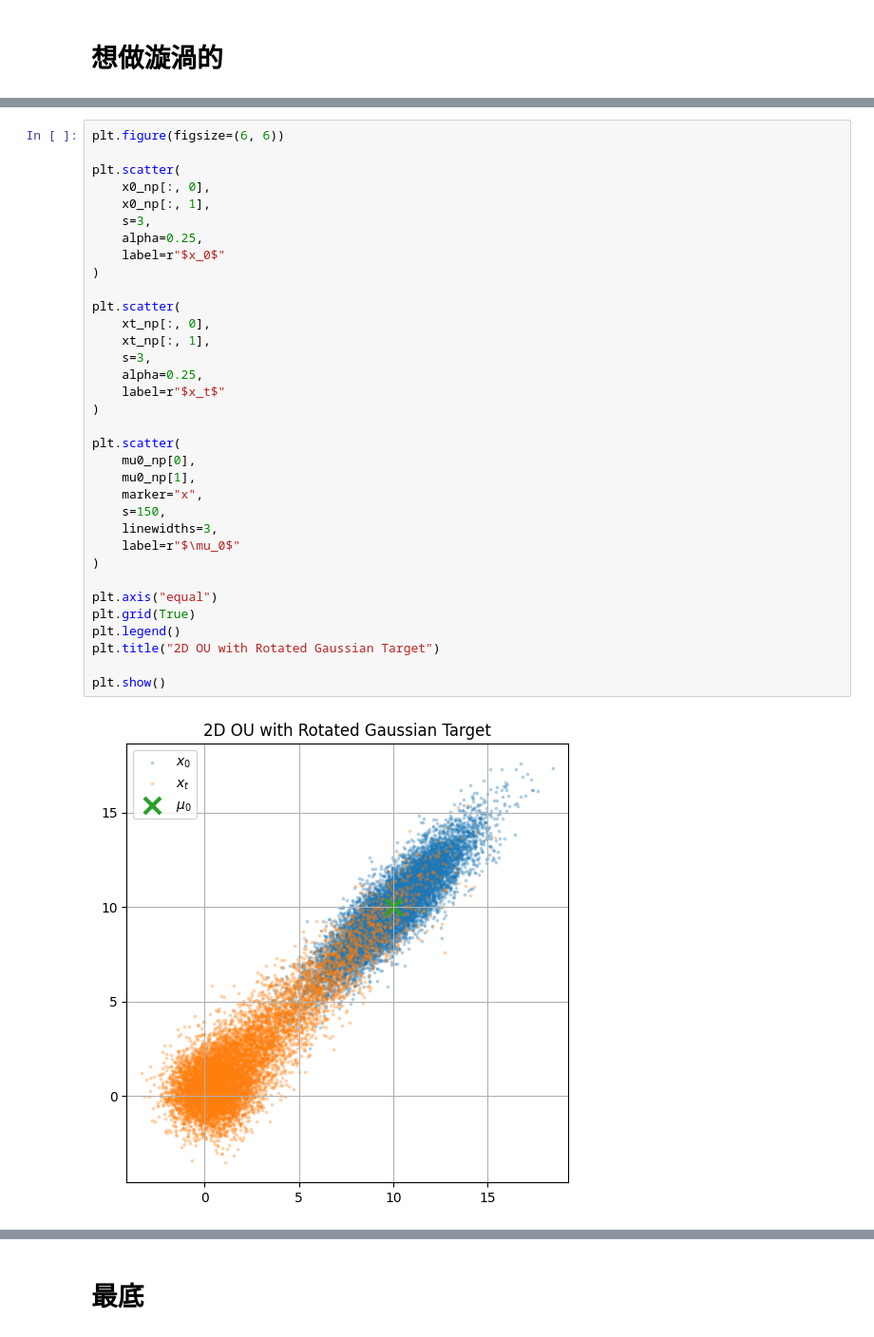
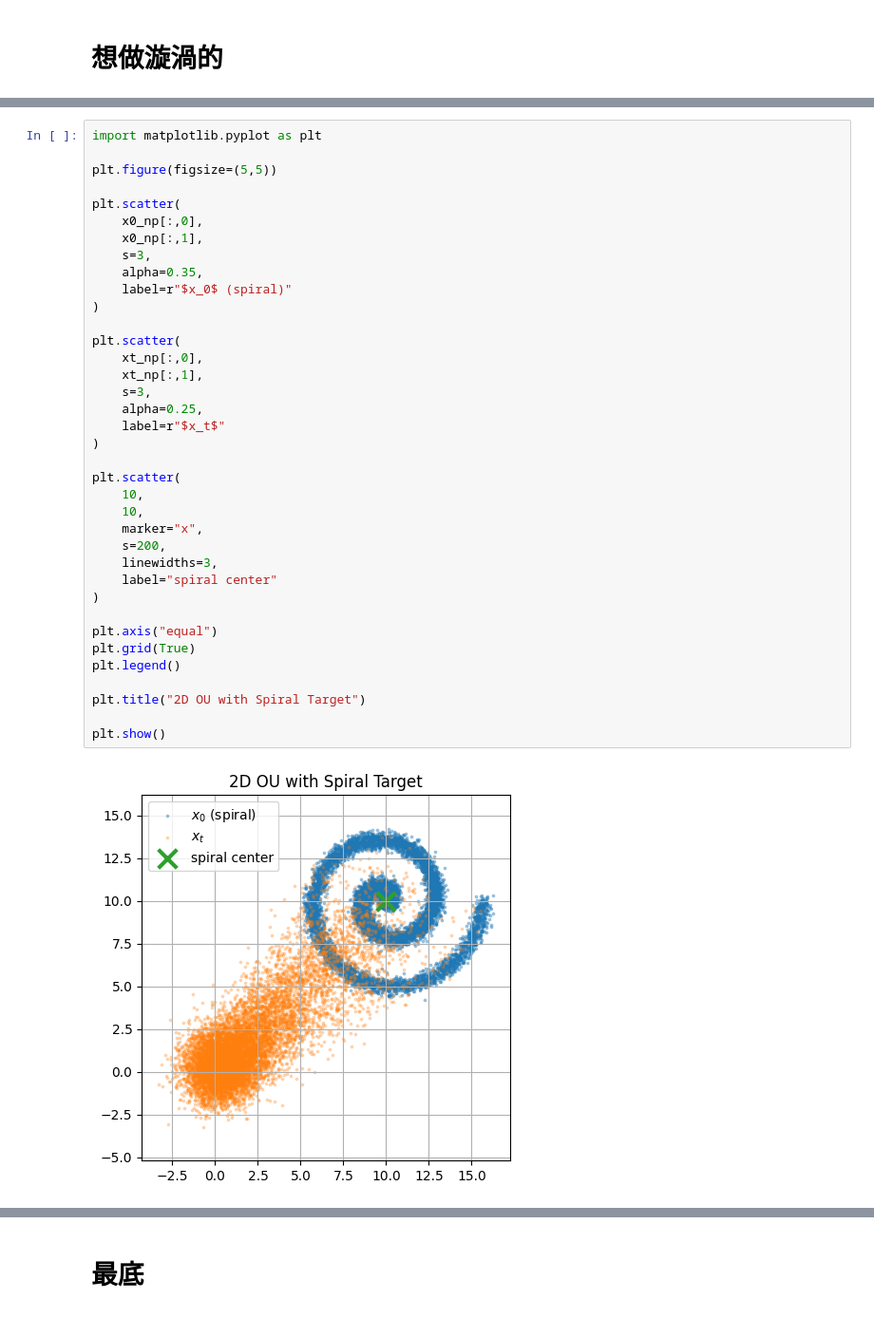
Before and after one commit to XuanWeiWang-999/2025Autumn_ML-project-DiffusionModel_02, a Jupyter notebook: 20260616_code/2D-OU_diffEpochs.ipynb, the cells around one changed output, grey strips where cells are left out. Shown at 95% size. Saved outputs shown, nothing was run; the diff lists cells and outputs as text.

```diff
--- a/20260616_code/2D-OU_diffEpochs.ipynb
+++ b/20260616_code/2D-OU_diffEpochs.ipynb
@@ -825,36 +836,39 @@ xt cov:
 # %%
-plt.figure(figsize=(6, 6))
+import matplotlib.pyplot as plt
+
+plt.figure(figsize=(5,5))
 
 plt.scatter(
-    x0_np[:, 0],
-    x0_np[:, 1],
+    x0_np[:,0],
+    x0_np[:,1],
     s=3,
-    alpha=0.25,
-    label=r"$x_0$"
+    alpha=0.35,
+    label=r"$x_0$ (spiral)"
 )
 
 plt.scatter(
-    xt_np[:, 0],
-    xt_np[:, 1],
+    xt_np[:,0],
+    xt_np[:,1],
     s=3,
     alpha=0.25,
     label=r"$x_t$"
 )
 
 plt.scatter(
-    mu0_np[0],
-    mu0_np[1],
+    10,
+    10,
     marker="x",
-    s=150,
+    s=200,
     linewidths=3,
-    label=r"$\mu_0$"
+    label="spiral center"
 )
 
 plt.axis("equal")
 plt.grid(True)
 plt.legend()
-plt.title("2D OU with Rotated Gaussian Target")
+
+plt.title("2D OU with Spiral Target")
 
 plt.show()
 # %% [output]
-[figure, old version]
+[figure, new version]
```
Also changed, not shown: parts of 11 cells of this notebook.
